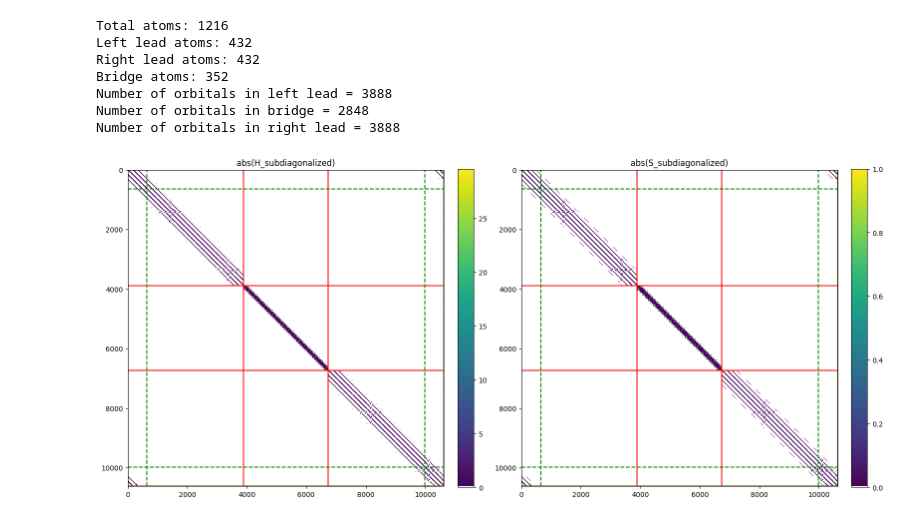
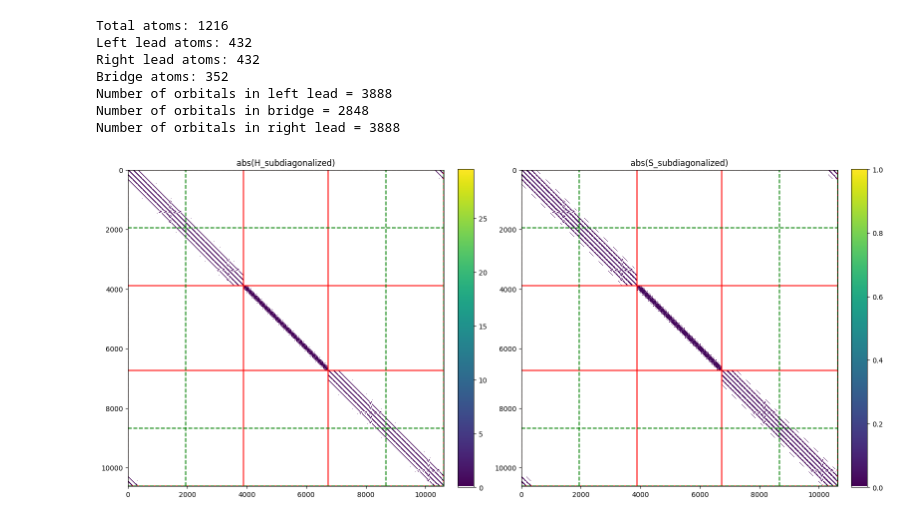
Before and after one commit to aj0337/qtpyt-tests, a Jupyter notebook: CNT_AGNR/notebooks/compute_tridiagonal_nodes.ipynb, the cells around one changed output. Saved outputs shown, nothing was run; the diff lists cells and outputs as text; code cells hidden in the pictures.

Commit message:
Rename file paths and move leads self energy of varying lead size to dedicated folder

```diff
--- a/CNT_AGNR/notebooks/compute_tridiagonal_nodes.ipynb
+++ b/CNT_AGNR/notebooks/compute_tridiagonal_nodes.ipynb
@@ -7,7 +7,7 @@ from matplotlib import cm
 
 from qtpyt.basis import Basis
 # %%
-atoms = read("../structures/unrelaxed/scatt.xyz")
+atoms = read("../structures/unrelaxed/sorted/scatt.xyz")
 
 z_threshold = 30
 x_coords = atoms.positions[:, 0]
@@ -59,7 +59,7 @@ print("Number of orbitals in left lead =", regions[1] - regions[0])
 print("Number of orbitals in bridge =", regions[2] - regions[1])
 print("Number of orbitals in right lead =", regions[3] - regions[2])
 
-np.save("../unrelaxed/output/lowdin/regions.npy", regions)
+# np.save("../unrelaxed/output/lowdin/regions.npy", regions)
 # %% [output]
 Total atoms: 1216
 Left lead atoms: 432
@@ -71,10 +71,10 @@ Number of orbitals in right lead = 3888
 # %%
 basis = {'C': 9, 'H': 4}
 
-lead_atoms = read('../structures/unrelaxed/leads_sorted.xyz')
+lead_atoms = read('../structures/unrelaxed/sorted/leads_1rep.xyz')
 leads_basis = Basis.from_dictionary(lead_atoms, basis)
 
-device_atoms = read('../structures/unrelaxed/scatt.xyz')
+device_atoms = read('../structures/unrelaxed/sorted/scatt.xyz')
 device_basis = Basis.from_dictionary(device_atoms, basis)
 
 nodes = [0, leads_basis.nao, device_basis.nao - leads_basis.nao, device_basis.nao]
@@ -100,7 +100,7 @@ to inspect couplings between different subsystems or partitions.
 
 """
 
-data_folder = "../unrelaxed/output/lowdin/device"
+data_folder = "../unrelaxed/output/lowdin"
 regions = np.load(f"{data_folder}/regions.npy")
 H_subdiagonalized, S_subdiagonalized = np.load(f"{data_folder}/hs_los.npy")
 H_subdiagonalized = H_subdiagonalized[0]
@@ -114,31 +114,31 @@ fig, axes = plt.subplots(1, 2, figsize=(16, 8))
 
 
 im0 = axes[0].imshow(np.abs(H_subdiagonalized), cmap=new_cmap)
 axes[0].set_title("abs(H_subdiagonalized)")
 for region in regions:
     axes[0].axhline(region - 0.5, color='red', linewidth=1.5)
     axes[0].axvline(region - 0.5, color='red', linewidth=1.5)
 
 for node in nodes:
     axes[0].axhline(node - 0.5, color='green', linewidth=1.5, linestyle='--')
     axes[0].axvline(node - 0.5, color='green', linewidth=1.5, linestyle='--')
 
 fig.colorbar(im0, ax=axes[0], fraction=0.046, pad=0.04)
 
 
 im1 = axes[1].imshow(np.abs(S_subdiagonalized), cmap=new_cmap)
 axes[1].set_title("abs(S_subdiagonalized)")
 for region in regions:
     axes[1].axhline(region - 0.5, color='red', linewidth=1.5)
     axes[1].axvline(region - 0.5, color='red', linewidth=1.5)
 
 for node in nodes:
     axes[1].axhline(node - 0.5, color='green', linewidth=1.5, linestyle='--')
     axes[1].axvline(node - 0.5, color='green', linewidth=1.5, linestyle='--')
 
 fig.colorbar(im1, ax=axes[1], fraction=0.046, pad=0.04)
 
 plt.tight_layout()
 plt.show()
 # %% [output]
-[figure, old version]
+[figure, new version]
```
Also changed, not shown: 10 other files.
